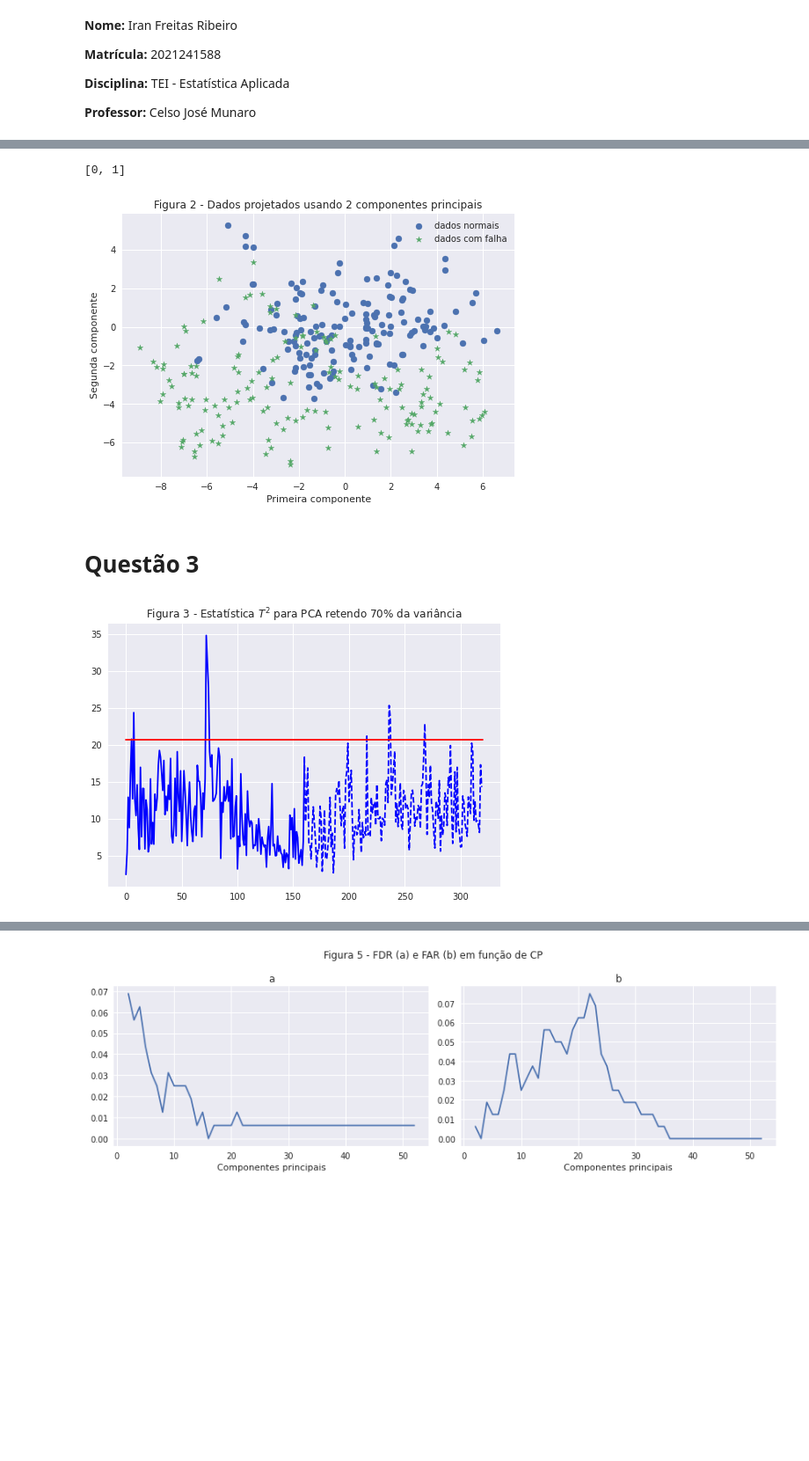
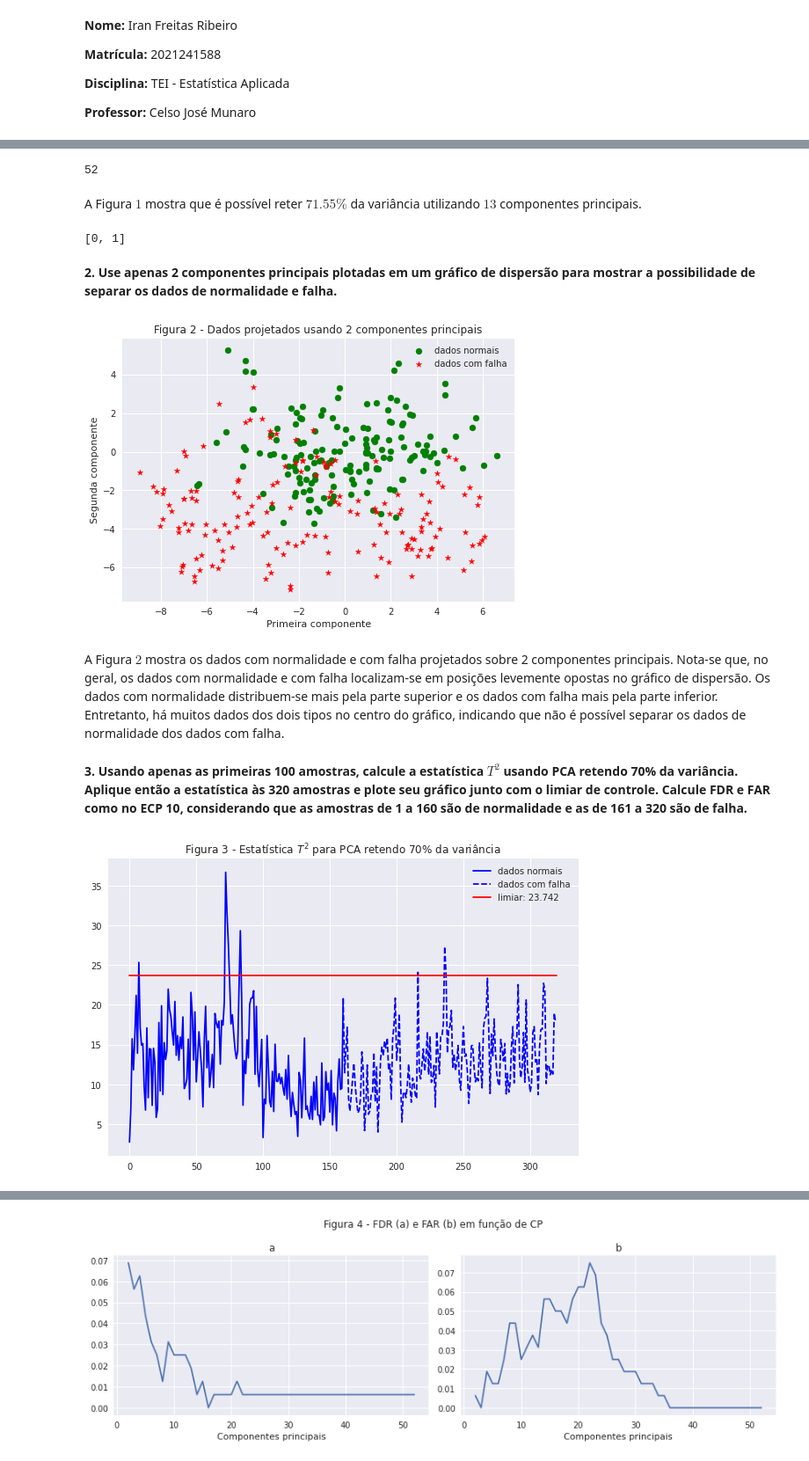
Before and after one commit to ifribeiro/TEI-EstApl, a Jupyter notebook: EPC11.ipynb, the cells around one changed output, grey strips where cells are left out. Shown at 88% size. Saved outputs shown, nothing was run; the diff lists cells and outputs as text; code cells hidden in the pictures; blank space fills up the shorter version.

```diff
--- a/EPC11.ipynb
+++ b/EPC11.ipynb
@@ -52,3 +58,9 @@ plt.title("Figura 1 - Variância retida em função do número de componentes");
+# %%
+len(var_retida)
+# %% [output]
+52
+# %% [markdown]
+A Figura $1$ mostra que é possível reter $71.55\%$ da variância utilizando $13$ componentes principais.
 # %%
 def indices_autovalores(a, oa, nc=2):
     indices = [np.where(np.isclose(a, oa[i]))[0][0] for i in range(nc)]
@@ -59,20 +71,24 @@ id_cp2 = indices_autovalores(autovalores, ord_autovalores, nc=2)
 id_cp2
 # %% [output]
 [0, 1]
+# %% [markdown]
+**2. Use apenas 2 componentes principais plotadas em um gráfico de dispersão para mostrar a possibilidade de separar os dados de normalidade e falha.**
 # %%
 # dados_n = dados.iloc[:160, :].values
 dados_normais_p = dados.iloc[:160, :].values.dot(autovetores[:, id_cp2])
 dados_falha_p = dados.iloc[160:, :].values.dot(autovetores[:, id_cp2])
 # %%
-plt.scatter(dados_normais_p[:,0],dados_normais_p[:,1], label="dados normais")
-plt.scatter(dados_falha_p[:,0],dados_falha_p[:,1], label="dados com falha", marker='*')
+plt.scatter(dados_normais_p[:,0],dados_normais_p[:,1], label="dados normais", c='green')
+plt.scatter(dados_falha_p[:,0],dados_falha_p[:,1], label="dados com falha", marker='*', c='red')
 plt.title("Figura 2 - Dados projetados usando 2 componentes principais")
 plt.xlabel("Primeira componente")
 plt.ylabel("Segunda componente")
 plt.legend();
 # %% [output]
-[figure, old version]
+[figure, new version]
-# %% [markdown]
-# Questão 3
+# %% [markdown]
+A Figura $2$ mostra os dados com normalidade e com falha projetados sobre 2 componentes principais. Nota-se que, no geral, os dados com normalidade e com falha localizam-se em posições levemente opostas no gráfico de dispersão. Os dados com normalidade distribuem-se mais pela parte superior e os dados com falha mais pela parte inferior. Entretanto, há muitos dados dos dois tipos no centro do gráfico, indicando que não é possível separar os dados de normalidade dos dados com falha.
+# %% [markdown]
+**3. Usando apenas as primeiras 100 amostras, calcule a estatística $T^2$ usando PCA retendo 70% da variância. Aplique então a estatística às 320 amostras e plote seu gráfico junto com o limiar de controle. Calcule FDR e FAR como no ECP 10, considerando que as amostras de 1 a 160 são de normalidade e as de 161 a 320 são de falha.**
 # %%
 from scipy.stats import f
@@ -84,5 +95,16 @@ def limiar_t2(n_cp,n):
 # %%
+def limiar_t2(n_cp, n):
+    """
+    Limiar para a estatística T²
+    """
+    p1 = (n_cp * (n-1) * (n+1))/(n * (n - n_cp))
+    p3 = f.ppf(0.95, n_cp, n-n_cp)
+    return p1*p3
+
 def T2(X, N):
+    """
+    Valores para a estatística T²
+    """
     S = X.T @ X/(N-1)
     t2 = []
     Si = np.linalg.inv(S)
@@ -92,23 +114,31 @@ def T2(X, N):
     return t2
 
 def FDR(TP, FN):
+    """
+    False Discovery Rate
+    """
     return TP/(TP+FN)
 def FAR(FP, TN):
+    """
+    False Accuracy Rate
+    """
     return FP/(FP+TN)
 # %%
-id_cp11 = indices_autovalores(autovalores, ord_autovalores, nc=11)
+id_cp13 = indices_autovalores(autovalores, ord_autovalores, nc=13)
 # %%
-X = dados.values.dot(autovetores[:, id_cp11])
-l = limiar_t2(11, 320)
+X = dados.values.dot(autovetores[:, id_cp13])
+l = limiar_t2(13, 320)
 t2X = T2(X, 320)
 fig, ax = plt.subplots()
 xl = [0, 320]
 yl = [l, l]
 xnorm = np.arange(161)
 xfalha = np.arange(160, 320)
-ax.plot(xnorm, t2X[:161],c='blue')
-ax.plot(xfalha, t2X[160:],c='blue', ls='--')
-ax.plot(xl, yl, c='r')
-ax.set_title(r'Figura 3 - Estatística $T^2$ para PCA retendo 70% da variância');
+ax.plot(xnorm, t2X[:161],c='blue', label='dados normais')
+ax.plot(xfalha, t2X[160:],c='blue', ls='--', label='dados com falha')
+ax.plot(xl, yl, c='r', label='limiar: {:.3f}'.format(l))
+ax.set_title(r'Figura 3 - Estatística $T^2$ para PCA retendo 70% da variância')
+plt.legend()
+plt.tight_layout();
 # %% [output]
-[figure, old version]
+[figure, new version]
```
Also changed, not shown: parts of 24 cells of this notebook.
